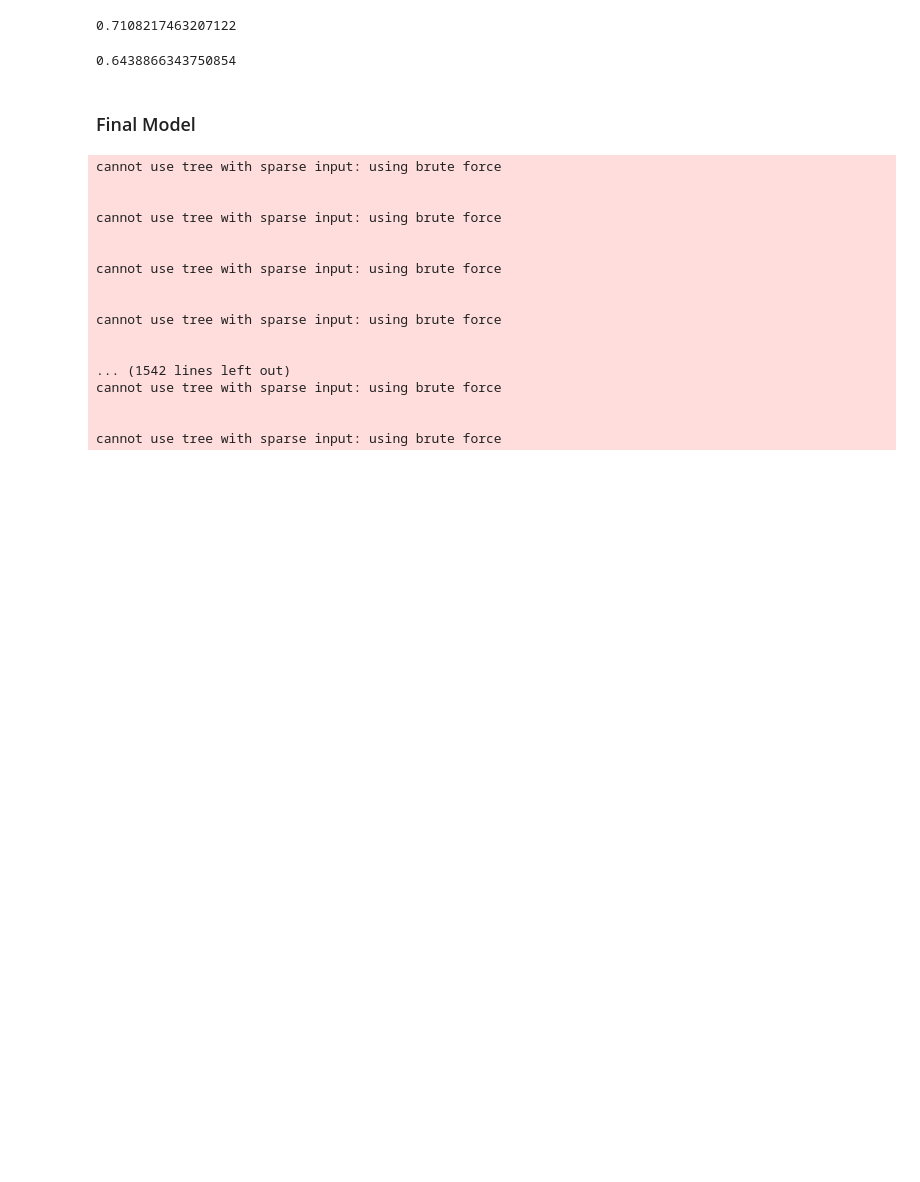
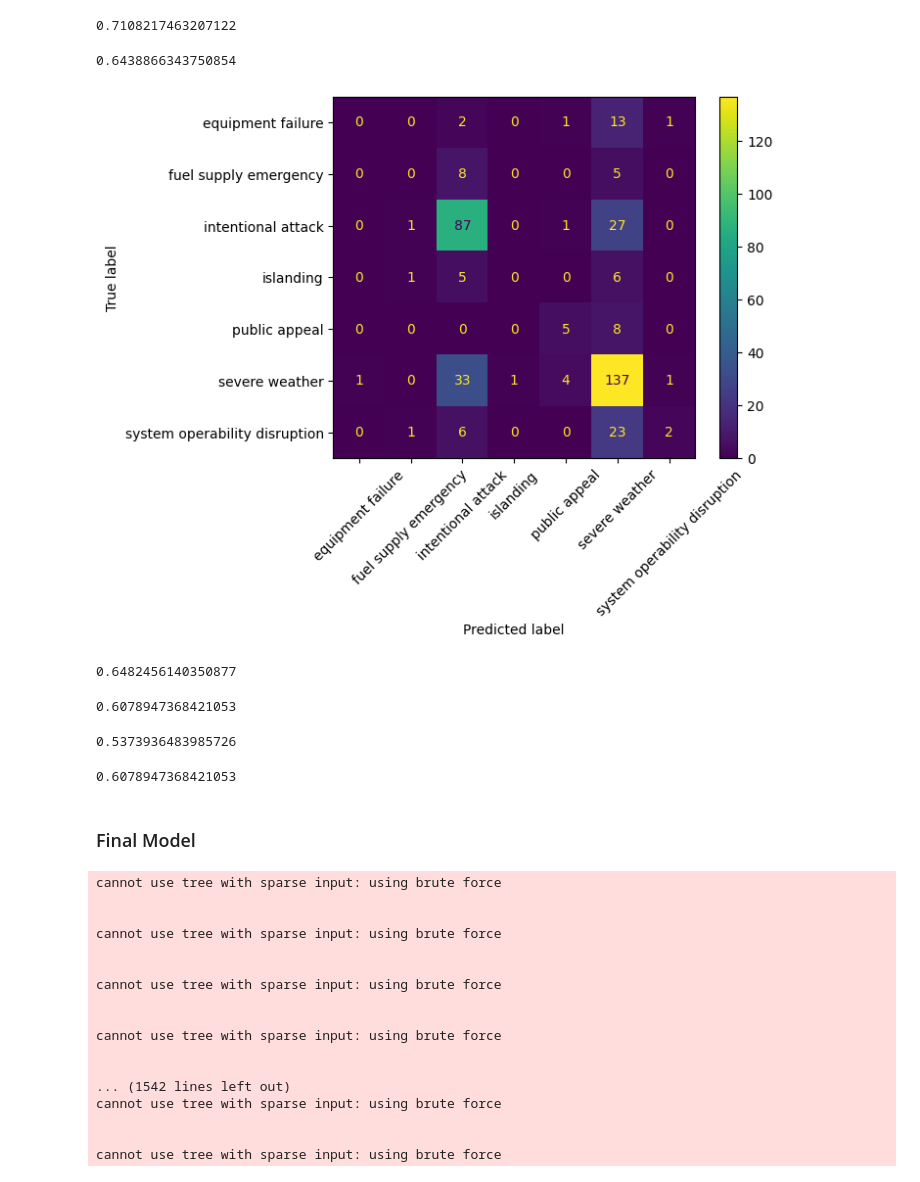
Before and after one commit to tomok59/power_outage_model, a Jupyter notebook: template.ipynb, the cells around one changed output. Drawn from its saved outputs; the diff is of its cells as text; code cells hidden in the pictures; blank space fills up the shorter version.

```diff
--- a/template.ipynb
+++ b/template.ipynb
@@ -201,6 +202,34 @@ preds_knn = pipeline.predict(X_test)
 f1_score(preds_knn, y_test, average = 'weighted')
 # %% [output]
 0.6438866343750854
+# %%
+preds_knn_train = pipeline.predict(X_train)
+f1_score(preds_knn_train, y_train, average = 'weighted')
+preds_knn_test  = pipeline.predict(X_test)
+f1_score(preds_knn_test, y_test, average = 'weighted')
+metrics.confusion_matrix(y_test, preds_knn_test)
+cm = ConfusionMatrixDisplay.from_estimator(pipeline, X_test, y_test, xticks_rotation = 45)
+plt.grid(False)
+# %% [output]
+[figure, added]
+# %%
+train_accuracy = metrics.accuracy_score(preds_knn_train, y_train)
+train_accuracy
+# %% [output]
+0.6482456140350877
+# %%
+test_accuracy = metrics.accuracy_score(preds_knn_test, y_test)
+test_accuracy
+# %% [output]
+0.6078947368421053
+# %%
+metrics.precision_score(y_test, preds_knn_test, average = 'weighted', zero_division = 1)
+# %% [output]
+0.5373936483985726
+# %%
+metrics.recall_score(y_test, preds_knn_test, average = 'weighted')
+# %% [output]
+0.6078947368421053
 # %% [markdown]
 ### Final Model
 # %%
```
Also changed, not shown: parts of 5 cells of this notebook, 5 other files.
